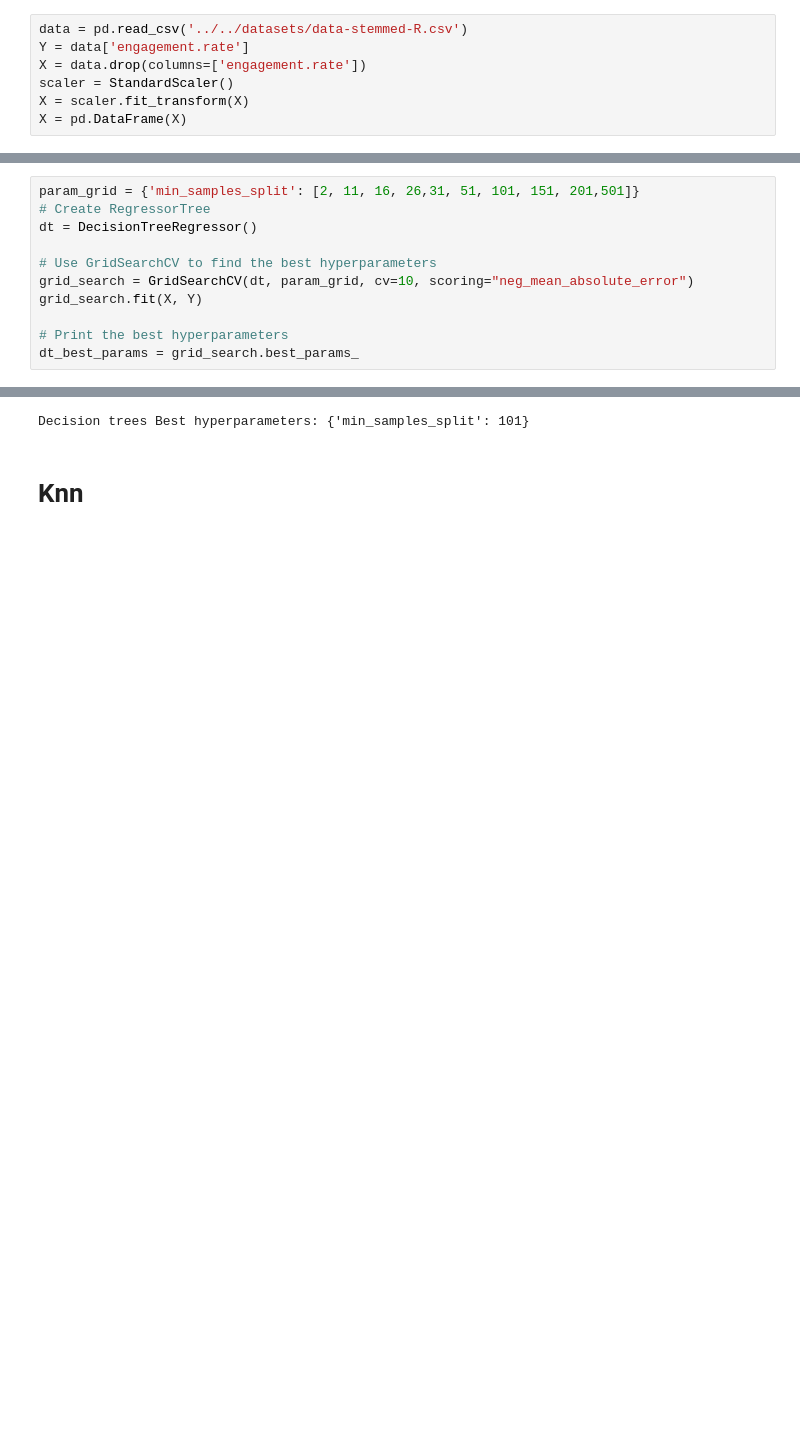
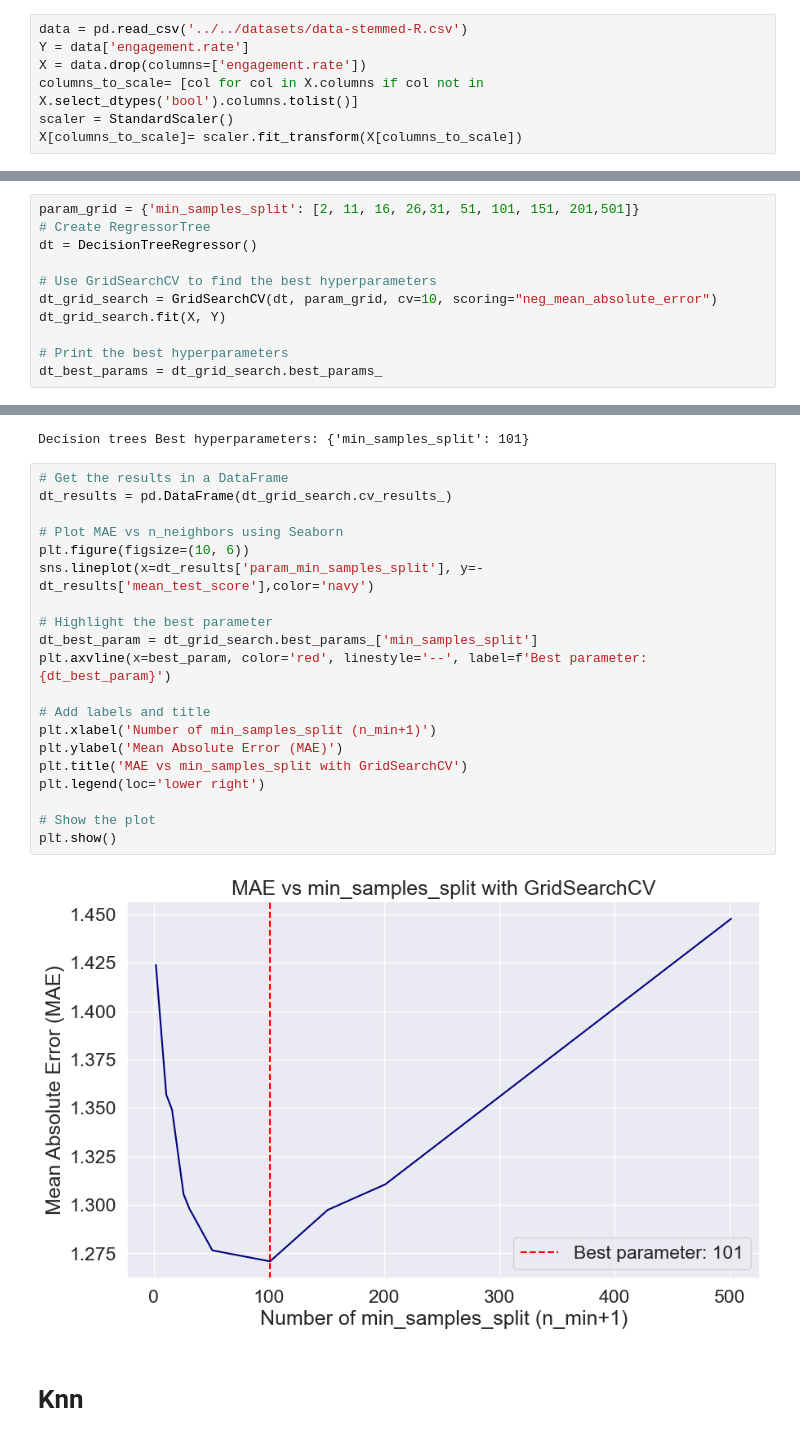
Before and after one commit to giuliofantuzzi/ML-final-project, a Jupyter notebook: code/ML-models/hyperparameter-tuning.ipynb, the cells around one changed output, grey strips where cells are left out. Cells and saved outputs as stored; diff of their text form; blank space fills up the shorter version.

```diff
--- a/code/ML-models/hyperparameter-tuning.ipynb
+++ b/code/ML-models/hyperparameter-tuning.ipynb
@@ -26,9 +26,9 @@ from sklearn.metrics import make_scorer, mean_absolute_error
 data = pd.read_csv('../../datasets/data-stemmed-R.csv')
 Y = data['engagement.rate']
 X = data.drop(columns=['engagement.rate'])
+columns_to_scale= [col for col in X.columns if col not in X.select_dtypes('bool').columns.tolist()]
 scaler = StandardScaler()
-X = scaler.fit_transform(X)
-X = pd.DataFrame(X)
+X[columns_to_scale]= scaler.fit_transform(X[columns_to_scale])
 # %% [markdown]
 **DISCLAIMER:** we want a robust result about the optimal hyperparameters, so we are going to implement a CV.
 Since our future models will be trained in training sets with size $\frac{9}{10}|D|$, we can do hyperparameter tuning with CV on the entire dataset (in order to mantain the same proportion)
@@ -40,15 +40,37 @@ param_grid = {'min_samples_split': [2, 11, 16, 26,31, 51, 101, 151, 201,501]}
 dt = DecisionTreeRegressor()
 
 # Use GridSearchCV to find the best hyperparameters
-grid_search = GridSearchCV(dt, param_grid, cv=10, scoring="neg_mean_absolute_error")
-grid_search.fit(X, Y)
+dt_grid_search = GridSearchCV(dt, param_grid, cv=10, scoring="neg_mean_absolute_error")
+dt_grid_search.fit(X, Y)
 
 # Print the best hyperparameters
-dt_best_params = grid_search.best_params_
+dt_best_params = dt_grid_search.best_params_
 # %%
 print(f"Decision trees Best hyperparameters: {dt_best_params}")
 # %% [output]
 Decision trees Best hyperparameters: {'min_samples_split': 101}
+# %%
+# Get the results in a DataFrame
+dt_results = pd.DataFrame(dt_grid_search.cv_results_)
+
+# Plot MAE vs n_neighbors using Seaborn
+plt.figure(figsize=(10, 6))
+sns.lineplot(x=dt_results['param_min_samples_split'], y=-dt_results['mean_test_score'],color='navy')
+
+# Highlight the best parameter
+dt_best_param = dt_grid_search.best_params_['min_samples_split']
+plt.axvline(x=best_param, color='red', linestyle='--', label=f'Best parameter: {dt_best_param}')
+
+# Add labels and title
+plt.xlabel('Number of min_samples_split (n_min+1)')
+plt.ylabel('Mean Absolute Error (MAE)')
+plt.title('MAE vs min_samples_split with GridSearchCV')
+plt.legend(loc='lower right')
+
+# Show the plot
+plt.show()
+# %% [output]
+[figure, added]
 # %% [markdown]
 # Knn
 # %%
```
Also changed, not shown: parts of 6 cells of this notebook.
